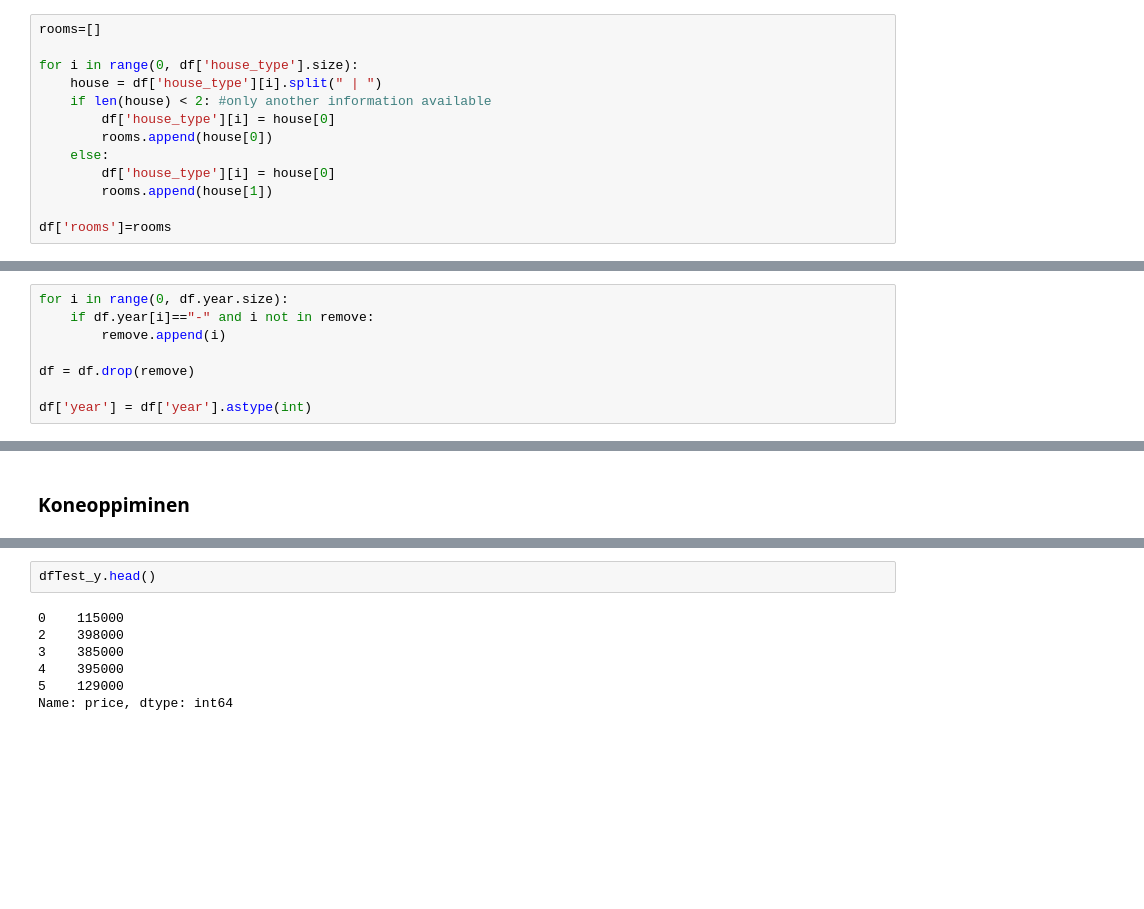
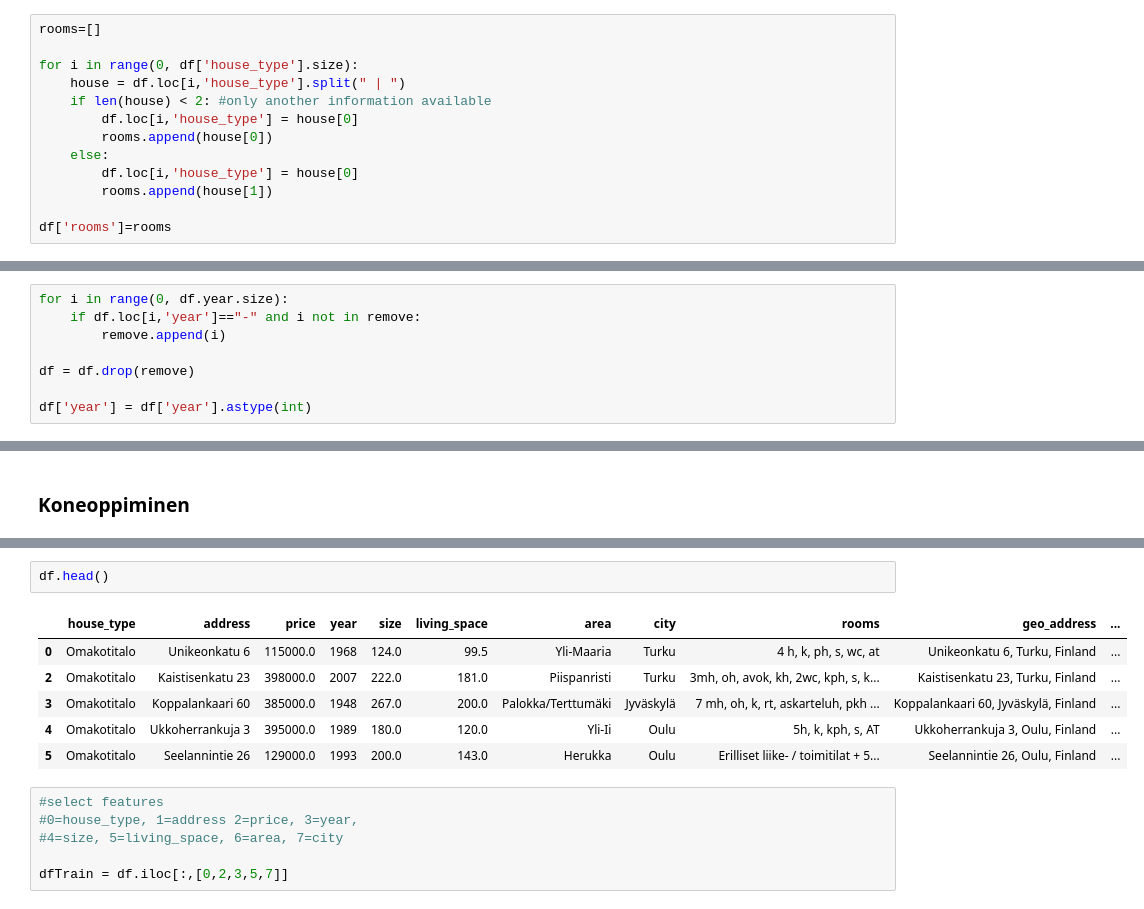
Before and after one commit to sarapaivi/joda, a Jupyter notebook: joda_ht.ipynb, the cells around one changed output, grey strips where cells are left out. Drawn from its saved outputs; the diff is of its cells as text; blank space fills up the shorter version.

```diff
--- a/joda_ht.ipynb
+++ b/joda_ht.ipynb
@@ -205,12 +205,12 @@ See the caveats in the documentation: https://pandas.pydata.org/pandas-docs/stab
 rooms=[]
 
 for i in range(0, df['house_type'].size):
-    house = df['house_type'][i].split(" | ")
+    house = df.loc[i,'house_type'].split(" | ")
     if len(house) < 2: #only another information available
-        df['house_type'][i] = house[0]
+        df.loc[i,'house_type'] = house[0]
         rooms.append(house[0])
     else:
-        df['house_type'][i] = house[0]
+        df.loc[i,'house_type'] = house[0]
         rooms.append(house[1])
 
 df['rooms']=rooms
@@ -225,6 +217,6 @@ See the caveats in the documentation: https://pandas.pydata.org/pandas-docs/stab
 # %%
 for i in range(0, df.year.size):
-    if df.year[i]=="-" and i not in remove:
+    if df.loc[i,'year']=="-" and i not in remove:
         remove.append(i)
 
 df = df.drop(remove)
@@ -436,9 +367,15 @@ dfTest: 80
 # %%
-dfTest_y.head()
+df.head()
 # %% [output]
-0    115000
-2    398000
-3    385000
-4    395000
-5    129000
-Name: price, dtype: int64
+|  | house_type | address | price | year | size | living_space | area | city | rooms | geo_address | ... |
+| 0 | Omakotitalo | Unikeonkatu 6 | 115000.0 | 1968 | 124.0 | 99.5 | Yli-Maaria | Turku | 4 h, k, ph, s, wc, at | Unikeonkatu 6, Turku, Finland | ... |
+| 2 | Omakotitalo | Kaistisenkatu 23 | 398000.0 | 2007 | 222.0 | 181.0 | Piispanristi | Turku | 3mh, oh, avok, kh, 2wc, kph, s, k... | Kaistisenkatu 23, Turku, Finland | ... |
+| 3 | Omakotitalo | Koppalankaari 60 | 385000.0 | 1948 | 267.0 | 200.0 | Palokka/Terttumäki | Jyväskylä | 7 mh, oh, k, rt, askarteluh, pkh ... | Koppalankaari 60, Jyväskylä, Finland | ... |
+| 4 | Omakotitalo | Ukkoherrankuja 3 | 395000.0 | 1989 | 180.0 | 120.0 | Yli-Ii | Oulu | 5h, k, kph, s, AT | Ukkoherrankuja 3, Oulu, Finland | ... |
+| 5 | Omakotitalo | Seelannintie 26 | 129000.0 | 1993 | 200.0 | 143.0 | Herukka | Oulu | Erilliset liike- / toimitilat + 5... | Seelannintie 26, Oulu, Finland | ... |
+# %%
+#select features
+#0=house_type, 1=address 2=price, 3=year,
+#4=size, 5=living_space, 6=area, 7=city
+
+dfTrain = df.iloc[:,[0,2,3,5,7]]
```
Also changed, not shown: parts of 37 cells of this notebook.
